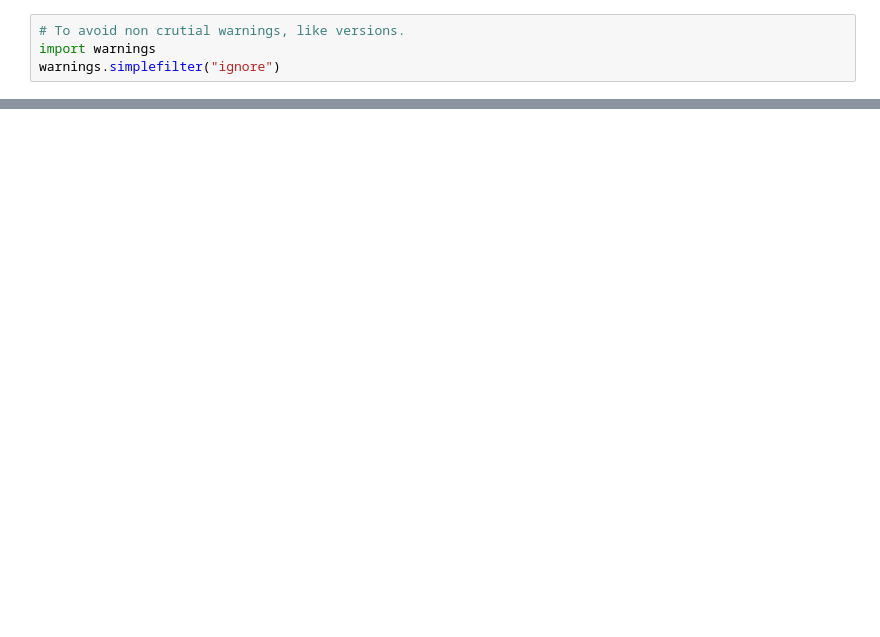
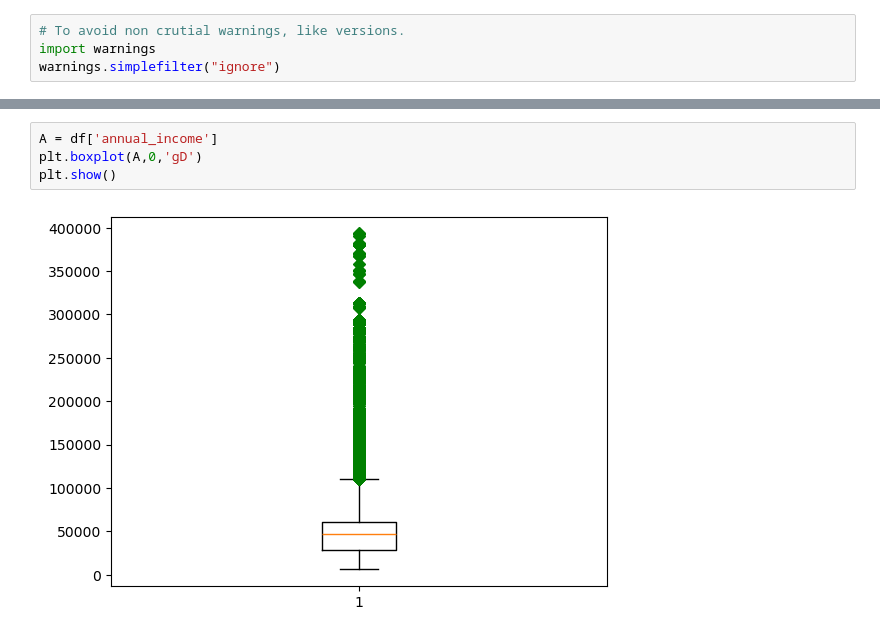
Before and after one commit to munircole/Loan-Default-Prediction-System, a Jupyter notebook: loan-defaulters.ipynb, the cells around one changed output, grey strips where cells are left out. Saved outputs shown, nothing was run; the diff lists cells and outputs as text; blank space fills up the shorter version.

```diff
--- a/loan-defaulters.ipynb
+++ b/loan-defaulters.ipynb
@@ -71,0 +211,6 @@ df.describe()
+# %%
+A = df['annual_income']
+plt.boxplot(A,0,'gD')
+plt.show()
+# %% [output]
+[figure, added]
```
Also changed, not shown: parts of 44 cells of this notebook.
